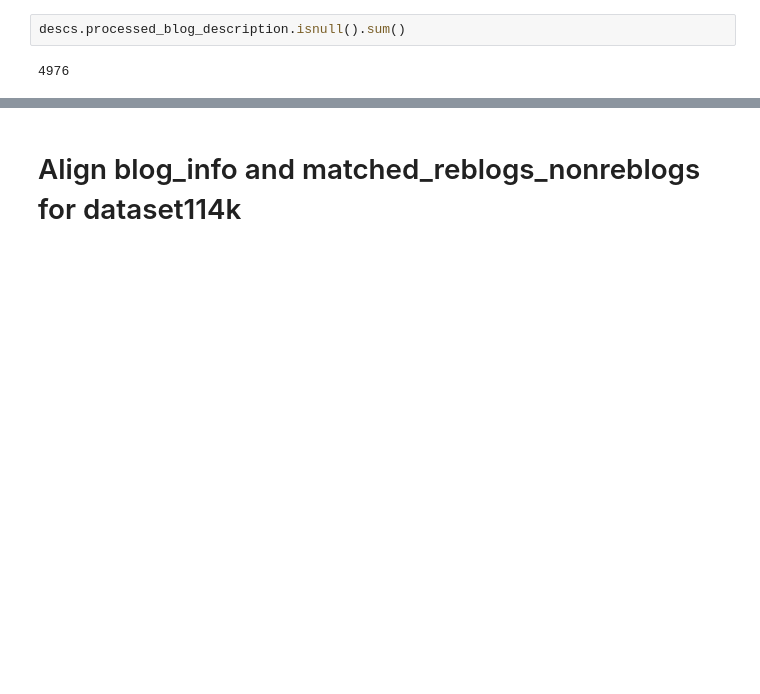
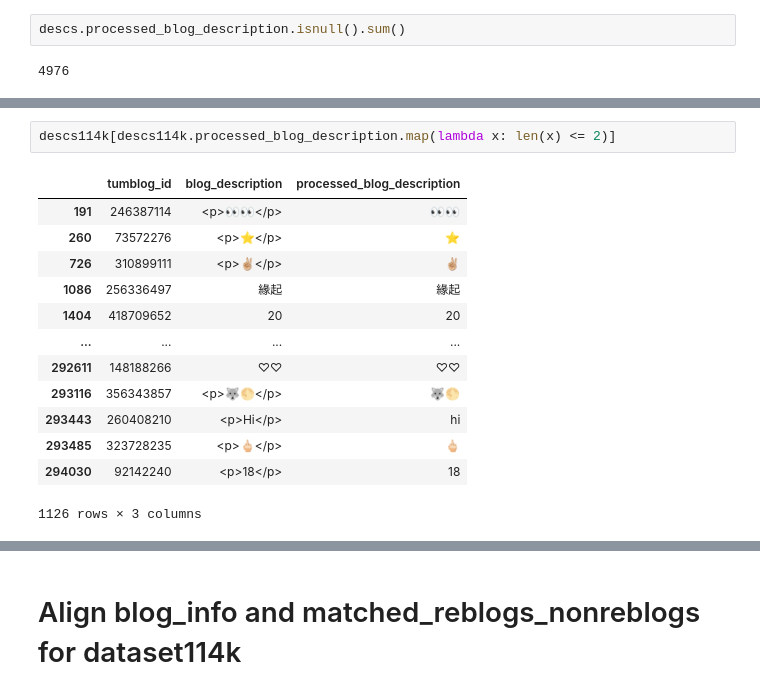
Before and after one commit to michaelmilleryoder/tumblr_community_identity, a Jupyter notebook: jupyter/check_data.ipynb, the cells around one changed output, grey strips where cells are left out. Cells and saved outputs as stored; diff of their text form; blank space fills up the shorter version.

```diff
--- a/jupyter/check_data.ipynb
+++ b/jupyter/check_data.ipynb
@@ -135,0 +161,16 @@ descs.processed_blog_description.isnull().sum()
+# %%
+descs114k[descs114k.processed_blog_description.map(lambda x: len(x) <= 2)]
+# %% [output]
+|  | tumblog_id | blog_description | processed_blog_description |
+| 191 | 246387114 | <p>👀👀</p> | 👀👀 |
+| 260 | 73572276 | <p>⭐️</p> | ⭐️ |
+| 726 | 310899111 | <p>✌🏼</p> | ✌🏼 |
+| 1086 | 256336497 | 緣起 | 緣起 |
+| 1404 | 418709652 | 20 | 20 |
+| ... | ... | ... | ... |
+| 292611 | 148188266 | ♡♡ | ♡♡ |
+| 293116 | 356343857 | <p>🐺🌕</p> | 🐺🌕 |
+| 293443 | 260408210 | <p>Hi</p> | hi |
+| 293485 | 323728235 | <p>🖕🏻</p> | 🖕🏻 |
+| 294030 | 92142240 | <p>18</p> | 18 |
+1126 rows × 3 columns
```
Also changed, not shown: parts of 15 cells of this notebook, 2 other files.
